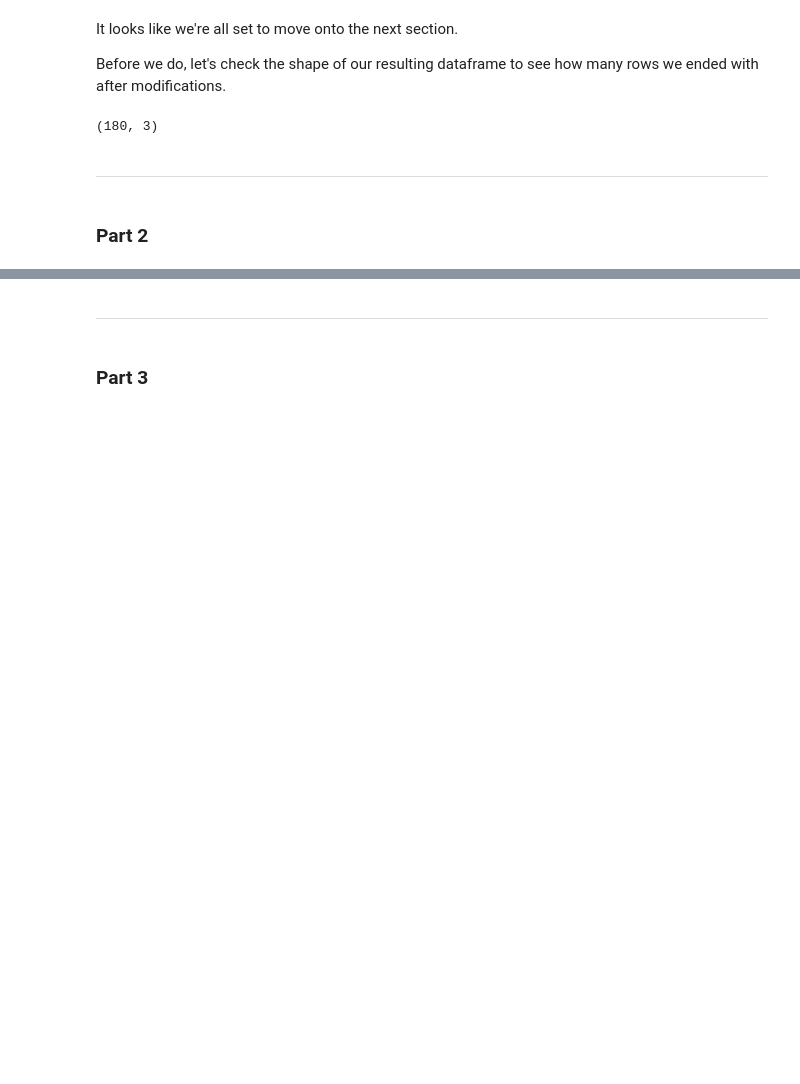
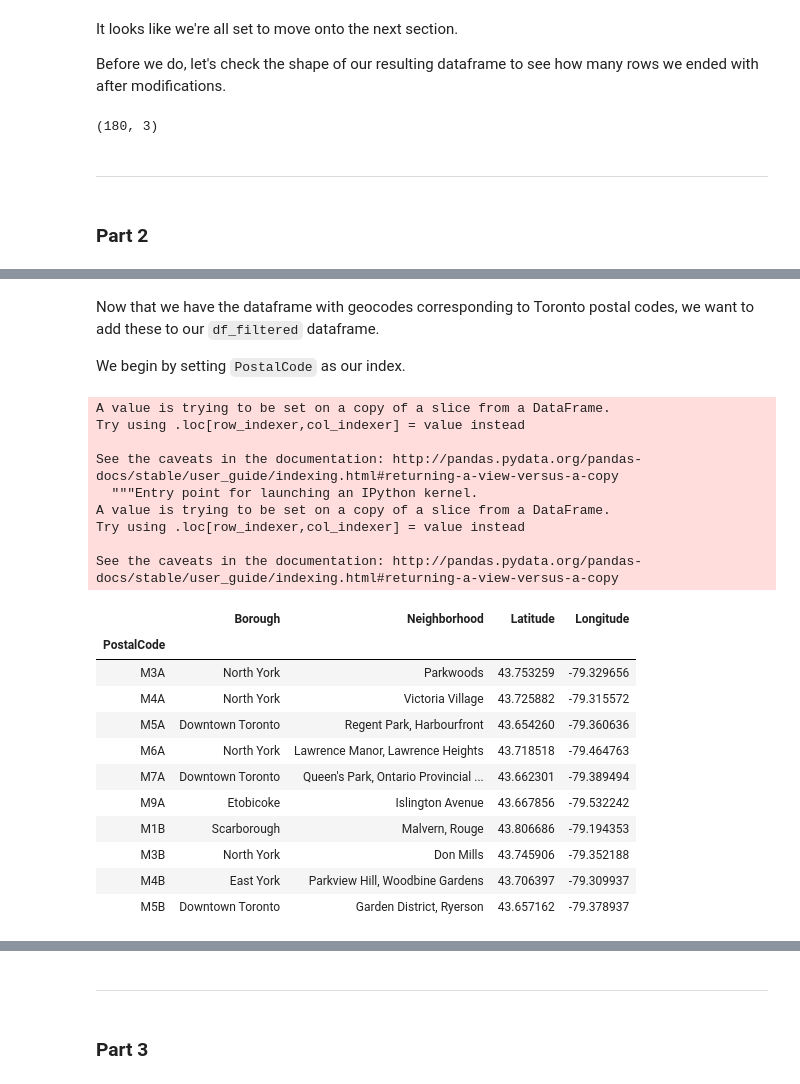
Before and after one commit to topherblake-dev/Coursera_Capstone, a Jupyter notebook: Segmenting_and_Clustering_Neighborhoods_in_Toronto.ipynb, the cells around one changed output, grey strips where cells are left out. Cells and saved outputs as stored; diff of their text form; code cells hidden in the pictures; blank space fills up the shorter version.

````diff
--- a/Segmenting_and_Clustering_Neighborhoods_in_Toronto.ipynb
+++ b/Segmenting_and_Clustering_Neighborhoods_in_Toronto.ipynb
@@ -214,0 +244,4 @@ df.shape
+# %%
+geo_file = "https://cocl.us/Geospatial_data/Geospatial_Coordinates.csv"
+
+geo_coords = pd.read_csv(geo_file, header = 0)
@@ -214,0 +272,4 @@ df.shape
+# %% [markdown]
+Now that we have the dataframe with geocodes corresponding to Toronto postal codes, we want to add these to our ```df_filtered``` dataframe.
+
+We begin by setting ```PostalCode``` as our index.
@@ -214,0 +287,26 @@ df.shape
+# %%
+df_filtered['Latitude'] = geo_lat       # add our latitude values to our dataframe
+df_filtered['Longitude'] = geo_long     # add our longitude values to our dataframe
+df_filtered.head(10)
+# %% [output]
+A value is trying to be set on a copy of a slice from a DataFrame.
+Try using .loc[row_indexer,col_indexer] = value instead
+
+See the caveats in the documentation: http://pandas.pydata.org/pandas-docs/stable/user_guide/indexing.html#returning-a-view-versus-a-copy
+  """Entry point for launching an IPython kernel.
+A value is trying to be set on a copy of a slice from a DataFrame.
+Try using .loc[row_indexer,col_indexer] = value instead
+
+See the caveats in the documentation: http://pandas.pydata.org/pandas-docs/stable/user_guide/indexing.html#returning-a-view-versus-a-copy
+|  | Borough | Neighborhood | Latitude | Longitude |
+| PostalCode |  |  |  |  |
+| M3A | North York | Parkwoods | 43.753259 | -79.329656 |
+| M4A | North York | Victoria Village | 43.725882 | -79.315572 |
+| M5A | Downtown Toronto | Regent Park, Harbourfront | 43.654260 | -79.360636 |
+| M6A | North York | Lawrence Manor, Lawrence Heights | 43.718518 | -79.464763 |
+| M7A | Downtown Toronto | Queen's Park, Ontario Provincial ... | 43.662301 | -79.389494 |
+| M9A | Etobicoke | Islington Avenue | 43.667856 | -79.532242 |
+| M1B | Scarborough | Malvern, Rouge | 43.806686 | -79.194353 |
+| M3B | North York | Don Mills | 43.745906 | -79.352188 |
+| M4B | East York | Parkview Hill, Woodbine Gardens | 43.706397 | -79.309937 |
+| M5B | Downtown Toronto | Garden District, Ryerson | 43.657162 | -79.378937 |
````
Also changed, not shown: parts of 16 cells of this notebook.
